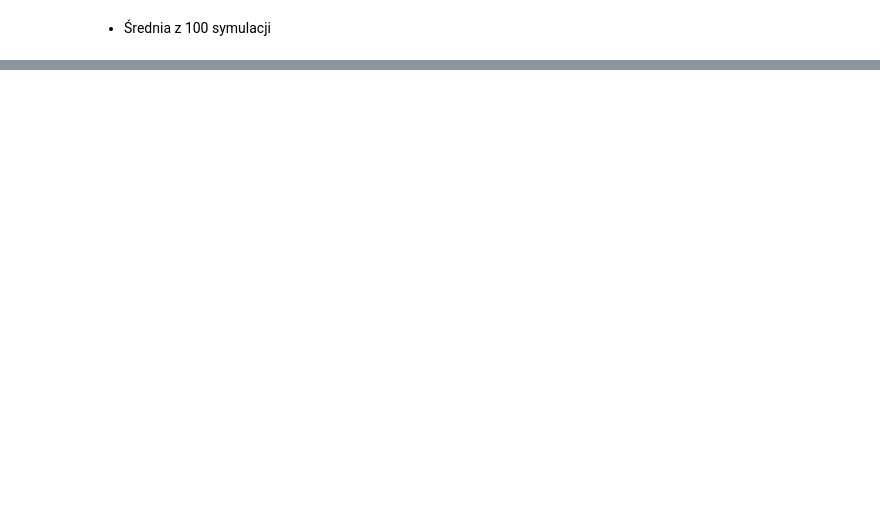
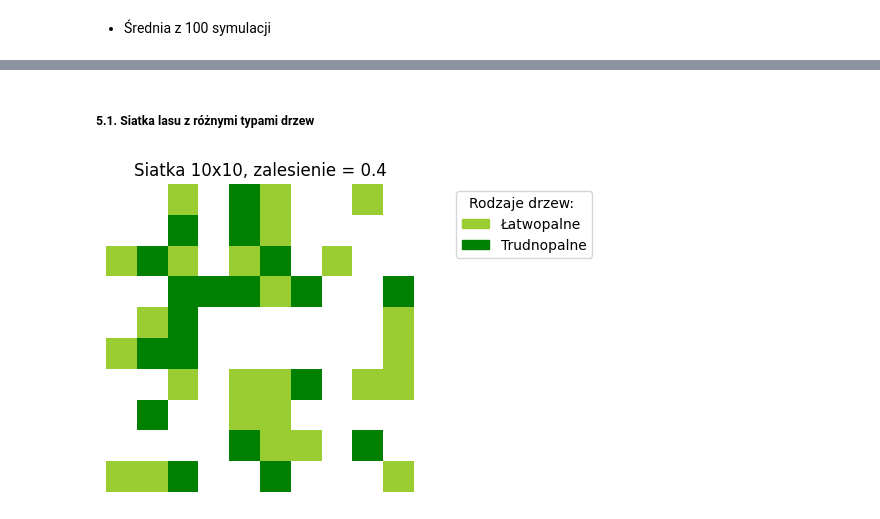
Before and after one commit to JKrempinska/fire-spread-percolation, a Jupyter notebook: fire.ipynb, the cells around one changed output, grey strips where cells are left out. Drawn from its saved outputs; the diff is of its cells as text; code cells hidden in the pictures; blank space fills up the shorter version.

Commit message:
Rozprzestrzenianie się ognia dla lasu mieszanego

```diff
--- a/fire.ipynb
+++ b/fire.ipynb
@@ -377,10 +340,10 @@ M = 200
 p_fire, p_tree = 1, 0.6
 size_values = np.arange(50, 300, 50)
 # %%
-burned_neumann_v5 = np.zeros((len(size_values), M))
-burned_moore_v5 = np.zeros((len(size_values), M))
+# burned_neumann_v5 = np.zeros((len(size_values), M))
+# burned_moore_v5 = np.zeros((len(size_values), M))
 
-for i, size in enumerate(size_values):
-    burned_neumann_v5[i,:], _ = how_much_burned(size, p_fire=p_fire, p_tree=p_tree, neighborhood="von_neumann", M=M)
-    burned_moore_v5[i,:], _ = how_much_burned(size, p_fire=p_fire, p_tree=p_tree, neighborhood="moore", M=M)
+# for i, size in enumerate(size_values):
+#     burned_neumann_v5[i,:], _ = how_much_burned(size, p_fire=p_fire, p_tree=p_tree, neighborhood="von_neumann", M=M)
+#     burned_moore_v5[i,:], _ = how_much_burned(size, p_fire=p_fire, p_tree=p_tree, neighborhood="moore", M=M)
 # %%
@@ -446,0 +415,7 @@ plt.show()
+# %%
+tree_type = {"NONE": 0, "Łatwopalne": 1, "Trudnopalne": 2}
+tree_type_color = {
+    tree_type["NONE"]: "white",
+    tree_type["Łatwopalne"]: "yellowgreen",
+    tree_type["Trudnopalne"]: "green"
+}
@@ -446,0 +427,32 @@ plt.show()
+# %%
+def forest_grid_with_type(size, p_tree, tree_ratio=[0.3, 0.7]):
+    forest = forest_grid(size, p_tree)
+    forest_type = np.full((size, size), tree_type["NONE"])
+
+    for x in range(size):
+        for y in range(size):
+            if forest[x, y] == tree_cond["TREE"]:
+                forest_type[x, y] = np.random.choice([tree_type["Łatwopalne"], tree_type["Trudnopalne"]], p=tree_ratio)
+    return forest, forest_type
+# %% [markdown]
+##### 5.1. Siatka lasu z różnymi typami drzew
+# %%
+def draw_forest_with_type(grid_type, colors, legend_labels, p_tree):
+    cmap = ListedColormap(colors.values())
+    vmin, vmax = min(colors.keys()), max(colors.keys())
+
+    plt.figure(figsize=(6,4))
+    plt.imshow(grid_type, cmap=cmap, vmin=vmin, vmax=vmax)
+    plt.axis('off')
+    plt.title(f'Siatka {grid_type.shape[0]}x{grid_type.shape[1]}, zalesienie = {p_tree}')
+
+    legend_elements = [mpatches.Patch(color=colors[tree_type[label]], label=label) for label in legend_labels]
+    plt.legend(handles=legend_elements, loc="upper right", bbox_to_anchor=(1.6, 1.0), title="Rodzaje drzew: ")
+    plt.show()
+# %%
+size = 10
+p_tree = 0.4
+_, grid_type = forest_grid_with_type(size, p_tree, tree_ratio=[0.5, 0.5])
+draw_forest_with_type(grid_type, tree_type_color, ["Łatwopalne", "Trudnopalne"], p_tree)
+# %% [output]
+[figure, added]
```
Also changed, not shown: parts of 44 cells of this notebook, 4 other files.
